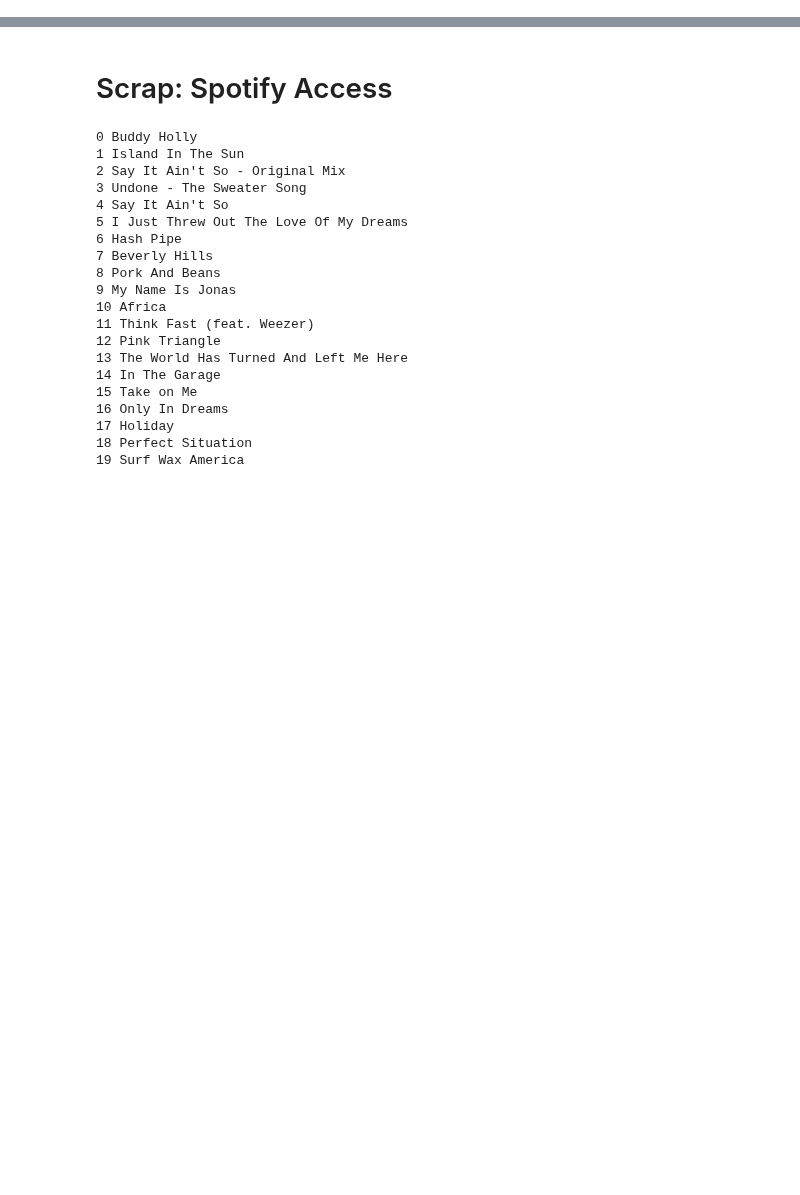
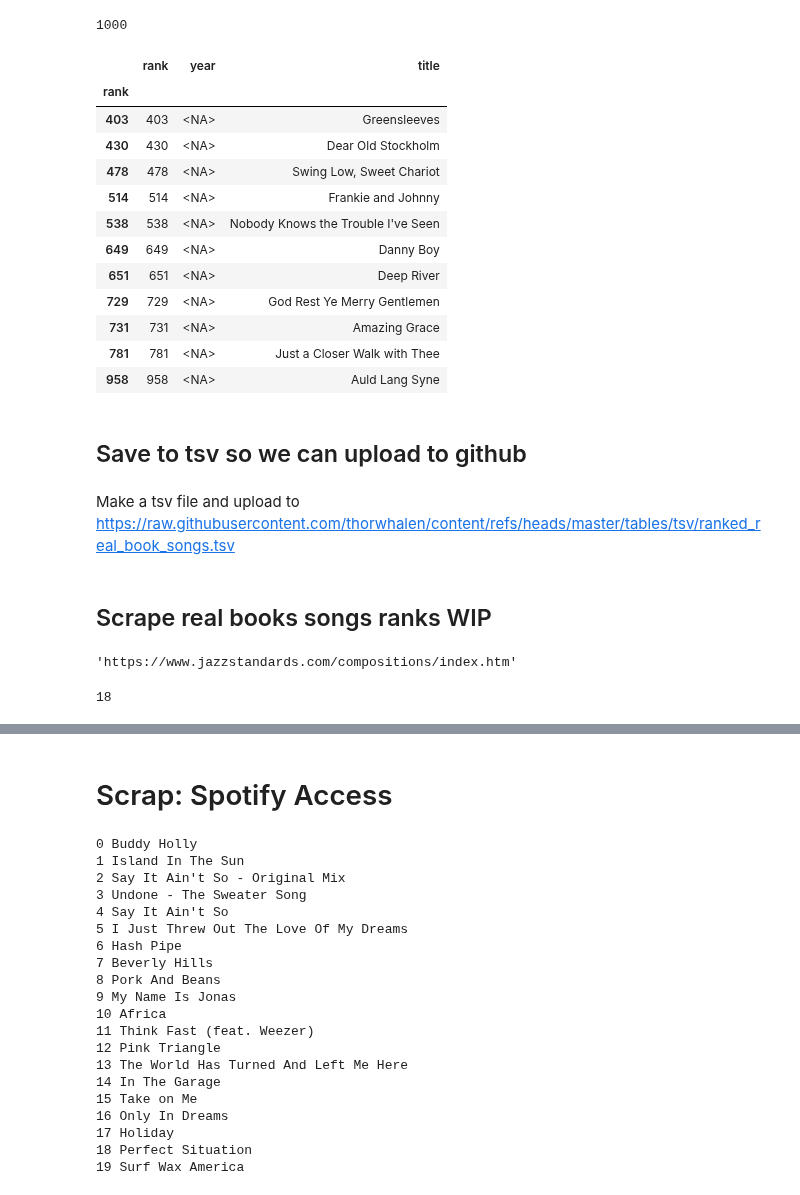
Before and after one commit to thorwhalen/sung, a Jupyter notebook: misc/sung_wip.ipynb, the cells around one changed output, grey strips where cells are left out. Cells and saved outputs as stored; diff of their text form; code cells hidden in the pictures; blank space fills up the shorter version.

```diff
--- a/misc/sung_wip.ipynb
+++ b/misc/sung_wip.ipynb
@@ -0,0 +194,53 @@
+# %%
+import pandas as pd
+
+val_filt = lambda df: 'Body and Soul' in set( df.values.flatten())
+
+nums = [''] + list(range(2, 11))
+urls = map(lambda num: url_template.format(num=num), nums)
+url_tables = list(map(get_tables_from_url, urls))
+# song_tables = map(lambda tables: next(filter(has_years_in_second_column, tables)), url_tables)
+
+def gen_song_tables():
+    for i, tables in enumerate(url_tables):
+        table = next(filter(has_years_in_second_column, tables))
+        if len(table) == 0:
+            print(f"--> table {i} is empty")
+        yield table
+
+ranked_songs = pd.concat(gen_song_tables())
+# %%
+len(ranked_songs)
+# %% [output]
+1000
+# %%
+# rename the columns to rank, year, and title
+ranked_songs.columns = ['rank', 'year', 'title']
+# verify that the rank column is unique
+assert ranked_songs['rank'].is_unique
+# change the index to be the rank
+ranked_songs = ranked_songs.set_index('rank', drop=False)
+# fill non-finite values with a default value (e.g., 0) and change years to be integer
+ranked_songs['year'] = ranked_songs['year'].fillna(0).astype(int)
+# replace the 0 with NaN
+ranked_songs['year'] = ranked_songs['year'].replace(0, pd.NA)
+# %%
+ranked_songs[ranked_songs['year'].isna()]
+# %% [output]
+|  | rank | year | title |
+| rank |  |  |  |
+| 403 | 403 | <NA> | Greensleeves |
+| 430 | 430 | <NA> | Dear Old Stockholm |
+| 478 | 478 | <NA> | Swing Low, Sweet Chariot |
+| 514 | 514 | <NA> | Frankie and Johnny |
+| 538 | 538 | <NA> | Nobody Knows the Trouble I've Seen |
+| 649 | 649 | <NA> | Danny Boy |
+| 651 | 651 | <NA> | Deep River |
+| 729 | 729 | <NA> | God Rest Ye Merry Gentlemen |
+| 731 | 731 | <NA> | Amazing Grace |
+| 781 | 781 | <NA> | Just a Closer Walk with Thee |
+| 958 | 958 | <NA> | Auld Lang Syne |
+# %% [markdown]
+## Save to tsv so we can upload to github
+# %% [markdown]
+Make a tsv file and upload to https://raw.githubusercontent.com/thorwhalen/content/refs/heads/master/tables/tsv/ranked_real_book_songs.tsv
@@ -0,0 +253,16 @@
+# %% [markdown]
+## Scrape real books songs ranks WIP
+# %%
+url_template = 'https://www.jazzstandards.com/compositions/index{num}.htm'
+
+url = url_template.format(num='')
+url
+# %% [output]
+'https://www.jazzstandards.com/compositions/index.htm'
+# %%
+from tabled import get_tables_from_url
+
+tables = get_tables_from_url(url)
+len(tables)
+# %% [output]
+18
```
Also changed, not shown: parts of 30 cells of this notebook, 3 other files.
